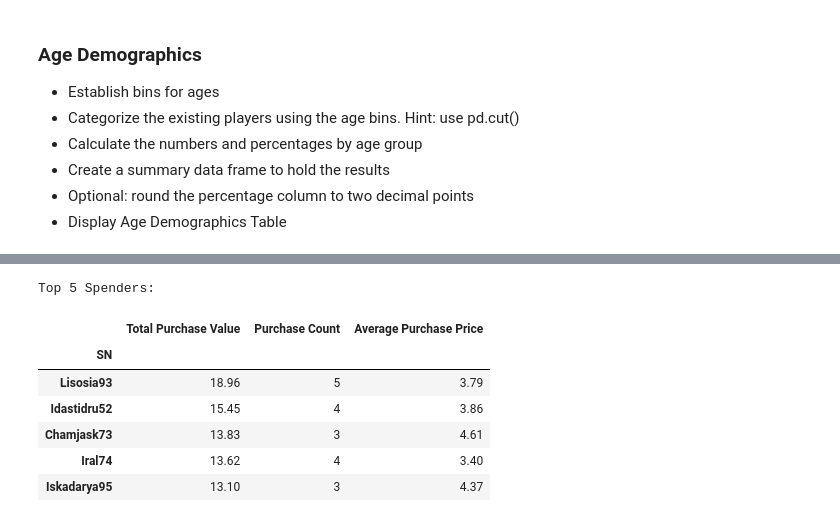
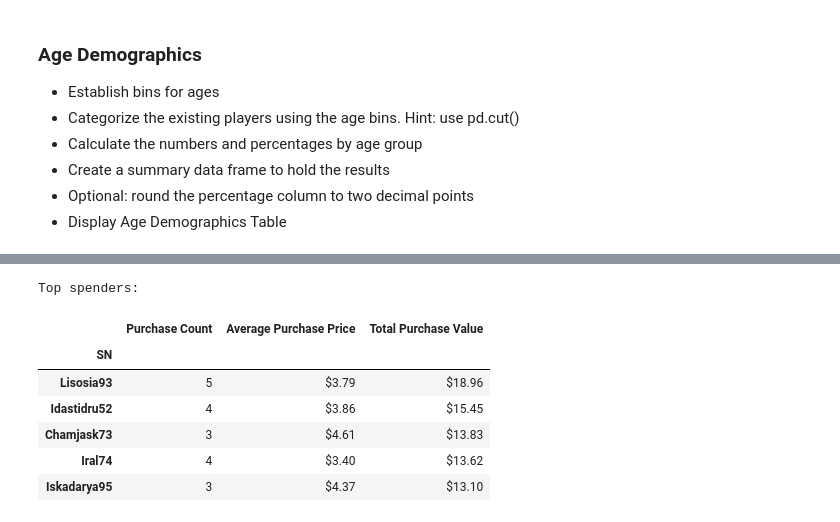
Before and after one commit to GalynaM/pandas-challenge, a Jupyter notebook: HeroesOfPymoli/HeroesOfPymoli.ipynb, the cells around one changed output, grey strips where cells are left out. Saved outputs shown, nothing was run; the diff lists cells and outputs as text; code cells hidden in the pictures.

```diff
--- a/HeroesOfPymoli/HeroesOfPymoli.ipynb
+++ b/HeroesOfPymoli/HeroesOfPymoli.ipynb
@@ -219,27 +274,36 @@ Age Group
 # %%
-### Top Spenders
-# * Identify the top 5 spenders in the game by total purchase value, then list (in a table):
-#   * SN
-#   * Purchase Count
-#   * Average Purchase Price
-#   * Total Purchase Value
+# Identify the top 5 spenders in the game by total purchase value, then list (in a table):
+# SN
+# Purchase Count
+# Average Purchase Price
+# Total Purchase Value
 
+# Find Purchase count and total purchase price
 top_spenders = df.groupby("SN").agg({
-    "Price": "sum",
-    "Purchase ID": "count"}).sort_values(by=["Price"], ascending=False)
+    "Purchase ID": "count",
+    "Price": "sum"}).sort_values(by=["Price"], ascending=False)
+
+# Find Average Purchase Price
 top_spenders["Average Purchase Price"] = round(df.groupby("SN")["Price"].mean(), 2)
+
 top_spenders = top_spenders.rename(columns = {
     "Price": "Total Purchase Value",
     "Purchase ID": "Purchase Count"
 })
-print("Top 5 Spenders:")
-top_spenders.head()
+
+# Format table to have right columns order and include $ sign for purshases values
+top_spenders_format = top_spenders[["Purchase Count", "Average Purchase Price", "Total Purchase Value"]]
+top_spenders_format["Average Purchase Price"]=top_spenders_format["Average Purchase Price"].map("${:.2f}".format)
+top_spenders_format["Total Purchase Value"]=top_spenders_format["Total Purchase Value"].map("${:.2f}".format)
+
+print("Top spenders:")
+top_spenders_format.head()
 # %% [output]
-Top 5 Spenders:
+Top spenders:
-|  | Total Purchase Value | Purchase Count | Average Purchase Price |
+|  | Purchase Count | Average Purchase Price | Total Purchase Value |
 | SN |  |  |  |
-| Lisosia93 | 18.96 | 5 | 3.79 |
-| Idastidru52 | 15.45 | 4 | 3.86 |
-| Chamjask73 | 13.83 | 3 | 4.61 |
-| Iral74 | 13.62 | 4 | 3.40 |
-| Iskadarya95 | 13.10 | 3 | 4.37 |
+| Lisosia93 | 5 | $3.79 | $18.96 |
+| Idastidru52 | 4 | $3.86 | $15.45 |
+| Chamjask73 | 3 | $4.61 | $13.83 |
+| Iral74 | 4 | $3.40 | $13.62 |
+| Iskadarya95 | 3 | $4.37 | $13.10 |
```
Also changed, not shown: parts of 14 cells of this notebook, 1 other file.
